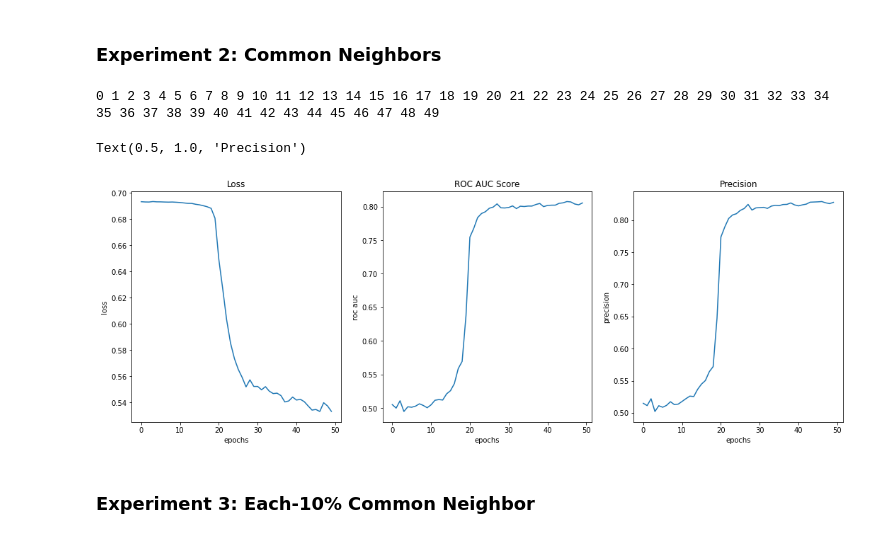
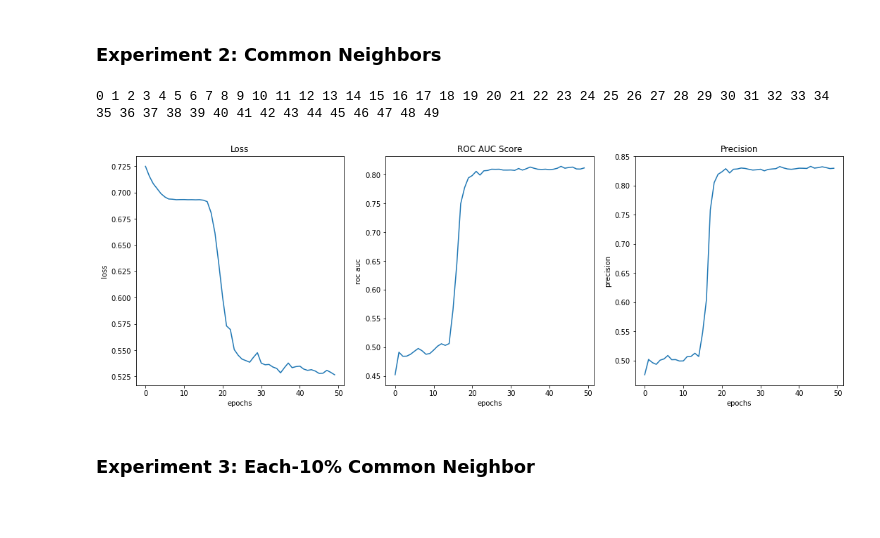
Before and after one commit to CrashedBboy/NCKU_MLG, a Jupyter notebook: homework2/MLG_Homework_2.ipynb, the cells around one changed output. Cells and saved outputs as stored; diff of their text form; code cells hidden in the pictures; blank space fills up the shorter version.

```diff
--- a/homework2/MLG_Homework_2.ipynb
+++ b/homework2/MLG_Homework_2.ipynb
@@ -600,69 +672,14 @@ Percentage of 1 in labels: 49.78125719548699%
 There're approximately a half of label of examples are 1. The dataset might not skewwed
 # %% [markdown]
 ### Experiment 2: Common Neighbors
-# %%
-EPOCHS = 50
-BATCH_SIZE = 500
-LR = 0.001
-
-dataset = NodePairDataset("train_features.csv", "train_labels.csv")
-
-feature_idx = [0, 1, 2, 3, 4, 5, 6]
-net = LinkPredictNetwork(features=feature_idx, hiddens=[2, 1, 0.5, 0.5], dropouts = False).cuda()
-optimizer = optim.Adam(net.parameters(), lr=LR)
-
-history = {
-    'loss': torch.zeros(EPOCHS),
-    'roc_auc': torch.zeros(EPOCHS),
-    'precision': torch.zeros(EPOCHS)
-}
-
-for epoch in range(EPOCHS):
-    print(epoch, end=" ")
-
-    loader = DataLoader(dataset=dataset, batch_size=BATCH_SIZE, shuffle=True)
-
-    losses = []
-    roc_aucs = []
-    precisions = []
-    for x, y in loader:
-
-        optimizer.zero_grad()
-        z = net(x.cuda())
-
-        loss = BinaryCrossEntropyLoss(z, y.cuda())
-
-        loss.backward()
-        optimizer.step()
-
-        roc = roc_auc(z.cpu().detach(), y)
-        pre = precision(z.cpu().detach(), y)
-
-        losses.append(loss.item())
-        roc_aucs.append(roc)
-        precisions.append(pre)
-
-    history['loss'][epoch] = torch.tensor(losses, dtype=torch.float).mean().item()
-    history['roc_auc'][epoch] = torch.tensor(roc_aucs, dtype=torch.float).mean().item()
-    history['precision'][epoch] = torch.tensor(precisions, dtype=torch.float).mean().item()
-# %% [output]
-0 1 2 3 4 5 6 7 8 9 10 11 12 13 14 15 16 17 18 19 20 21 22 23 24 25 26 27 28 29 30 31 32 33 34 35 36 37 38 39 40 41 42 43 44 45 46 47 48 49
-# %%
-fig, axs = plt.subplots(1, 3, figsize=(18, 6))
-
-axs[0].plot(history['loss'].numpy())
-axs[0].set(xlabel='epochs', ylabel='loss')
-axs[0].set_title("Loss")
-
-axs[1].plot(history['roc_auc'].numpy())
-axs[1].set(xlabel='epochs', ylabel='roc auc')
-axs[1].set_title("ROC AUC Score")
-
-axs[2].plot(history['precision'].numpy())
-axs[2].set(xlabel='epochs', ylabel='precision')
-axs[2].set_title("Precision")
-# %% [output]
-Text(0.5, 1.0, 'Precision')
-[figure, removed]
+# %%
+all_features = [i for i in range(40)] # total feature number = 40
+feature_idx = all_features[:7]
+train(feature_file="train_features.csv", label_file="train_labels.csv", save_to=None,
+          epochs=50, batch_size=500, learning_rate=0.001,
+          feature_idx=feature_idx, hiddens=[2, 1, 0.5, 0.5], dropouts = False)
+# %% [output]
+0 1 2 3 4 5 6 7 8 9 10 11 12 13 14 15 16 17 18 19 20 21 22 23 24 25 26 27 28 29 30 31 32 33 34 35 36 37 38 39 40 41 42 43 44 45 46 47 48 49
+[figure, added]
 # %% [markdown]
 ### Experiment 3:  Each-10% Common Neighbor
```
Also changed, not shown: parts of 19 cells of this notebook.
